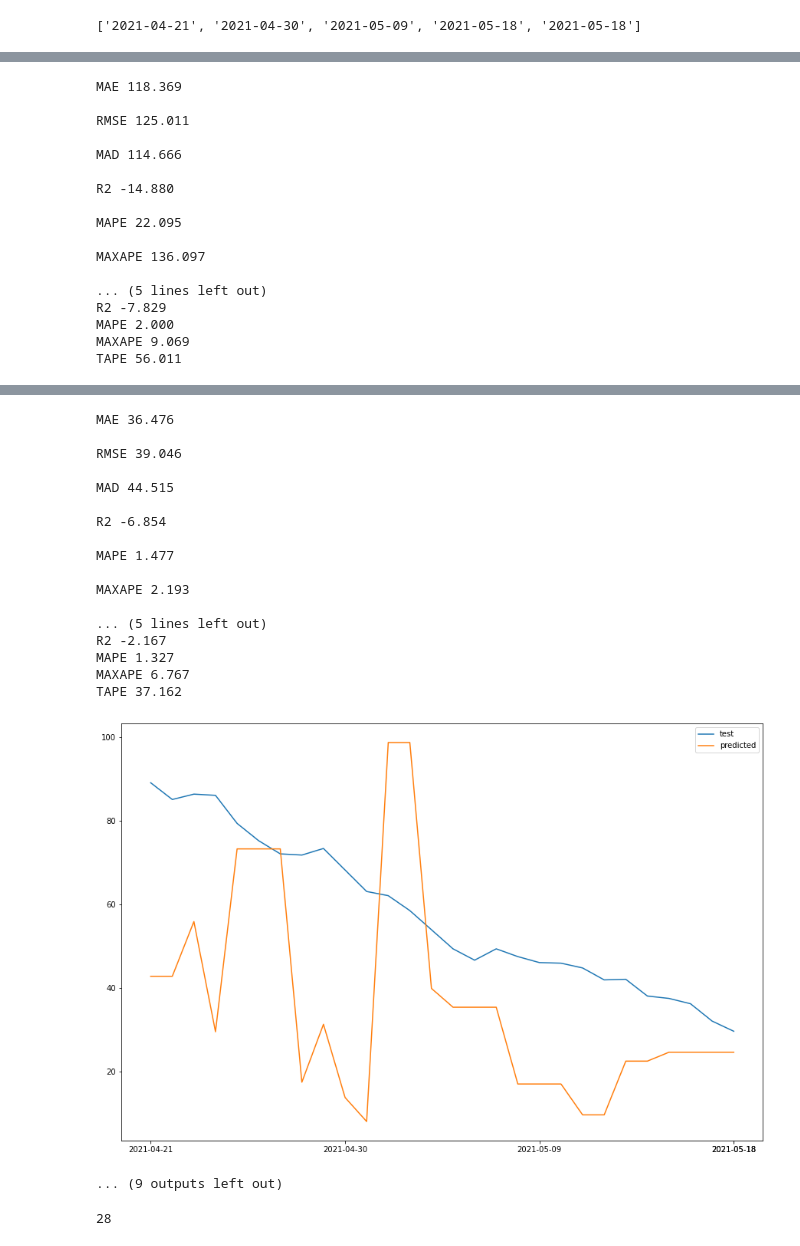
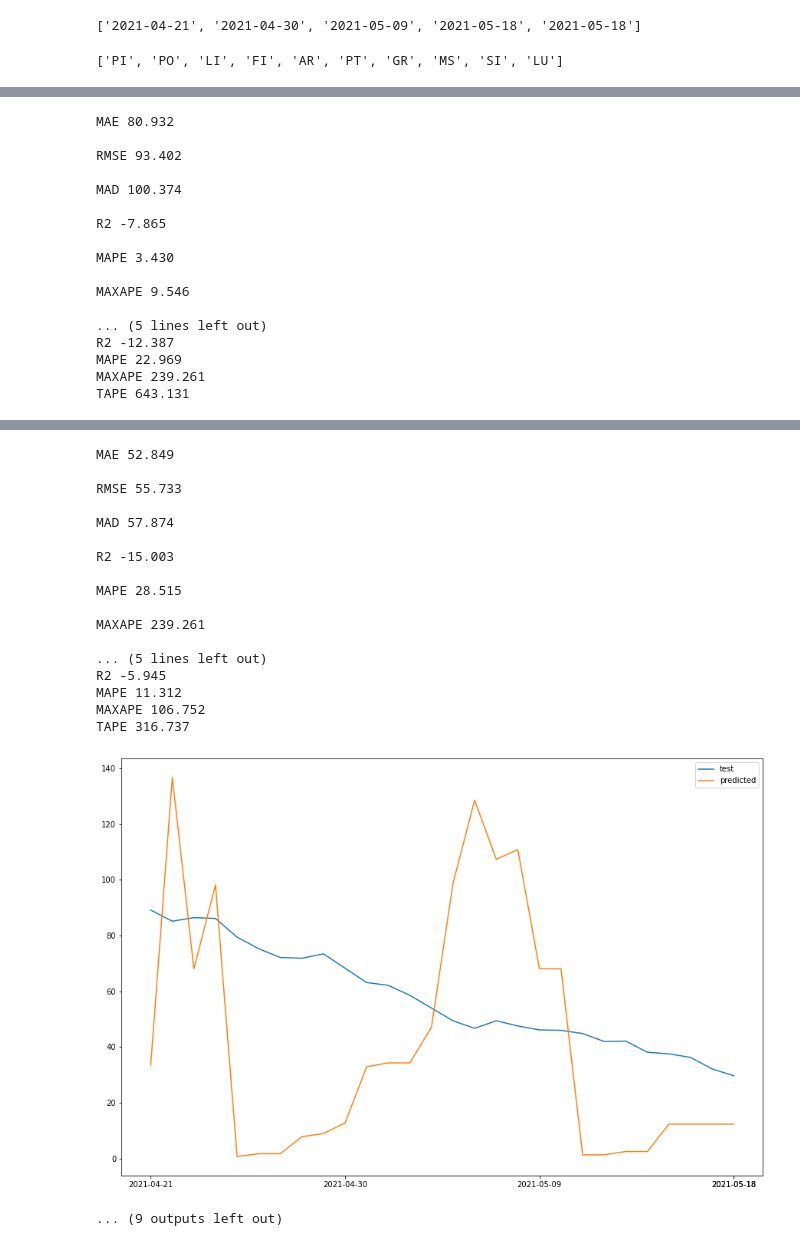
Before and after one commit to carloalbe/TripAdvisor-Tuscany-Restaurant-Social-Network-Analysis, a Jupyter notebook: open_question/code/timeseries-Copy1.ipynb, the cells around one changed output, grey strips where cells are left out. Drawn from its saved outputs; the diff is of its cells as text; code cells hidden in the pictures.

```diff
--- a/open_question/code/timeseries-Copy1.ipynb
+++ b/open_question/code/timeseries-Copy1.ipynb
@@ -155,7 +159,7 @@ for e,edge in G.edges.items():
     startProvince = G.nodes[u]['province']
     endProvince = G.nodes[v]['province']
 
-    tdf.loc[end,endProvince] += df.loc[start,startProvince+'-new_positivi'] / (provinceAb[province] * (end - start +1))
+    tdf.loc[end,endProvince] += df.loc[start,startProvince+'-new_positivi'] / (provinceAb[province] )
 # %%
 tdf
 # %% [output]
@@ -542,7 +536,7 @@ def total_absolute_percentage_error(y_true, y_pred):
     return np.sum(absolute_percentage_error(y_true, y_pred))
 
 
-def evaluate(y_true, y_pred, ts):
+def evaluate(y_true, y_pred):
     return {
         'MAE': mean_absolute_error(y_true, y_pred),
         'RMSE': np.sqrt(mean_squared_error(y_true, y_pred)),
@@ -575,7 +569,7 @@ X_test = np.array(X_trains[-1]).reshape(-1,1)
 y_test =  y_trains[-1]
 
 y_pred = regr.predict(X_test)
-for k, v in evaluate(y_test, y_pred, X_test).items():
+for k, v in evaluate(y_test, y_pred).items():
     print('%s %.3f' % (k, v))
 
 y_pred = pd.Series(y_pred).rolling(window=7).mean()
@@ -588,6 +582,6 @@ plt.xticks(tickslocs, tickslabels)
 plt.show()
 
 
-for k, v in evaluate(y_test[6:], y_pred[6:], X_test[6:]).items():
+for k, v in evaluate(y_test[6:], y_pred[6:]).items():
     print('%s %.3f' % (k, v))
 # %% [output]
@@ -614,7 +608,7 @@ y_test =  y_trains[-2]
 
 y_pred = regr.predict(X_test)
 
-for k, v in evaluate(y_test, y_pred, X_test).items():
+for k, v in evaluate(y_test, y_pred).items():
     print('%s %.3f' % (k, v))
 y_pred = pd.Series(y_pred).rolling(window=7).mean()
 
@@ -626,6 +620,6 @@ plt.xticks(tickslocs, tickslabels)
 plt.show()
 
 
-for k, v in evaluate(y_test[6:], y_pred[6:], X_test[6:]).items():
+for k, v in evaluate(y_test[6:], y_pred[6:]).items():
     print('%s %.3f' % (k, v))
 # %% [output]
@@ -664,17 +658,24 @@ tickslabels.append(e)
 tickslabels
 # %% [output]
 ['2021-04-21', '2021-04-30', '2021-05-09', '2021-05-18', '2021-05-18']
+# %%
+provinceTags
+# %% [output]
+['PI', 'PO', 'LI', 'FI', 'AR', 'PT', 'GR', 'MS', 'SI', 'LU']
 # %%
+regrpreds = list()
+regrweights = list()
 for X,y in zip(X_tests,y_tests):
     X_test = np.array(X[:len(y)]).reshape(-1, 1)
     y_test = y
     y_pred = regr.predict(X_test)
 
-    for k, v in evaluate(y_test, y_pred, X_test).items():
+    for k, v in evaluate(y_test, y_pred).items():
         print('%s %.3f' % (k, v))
 
 
-
+    regrpreds.append(y_pred)
+    regrweights.append(mean_absolute_error(y_test, y_pred))
     plt.figure(figsize=(15,10))
     plt.plot(y_test,label = 'test')
     plt.plot(y_pred, label='predicted')
@@ -683,7 +684,7 @@ for X,y in zip(X_tests,y_tests):
     plt.show()
 
 
-    for k, v in evaluate(y_test[6:], y_pred[6:], X_test[6:]).items():
+    for k, v in evaluate(y_test[6:], y_pred[6:]).items():
         print('%s %.3f' % (k, v))
         print()
 # %% [output]
@@ -752,17 +753,17 @@ TAPE 507.642
-MAE 118.369
+MAE 80.932
 
-RMSE 125.011
+RMSE 93.402
 
-MAD 114.666
+MAD 100.374
 
-R2 -14.880
+R2 -7.865
 
-MAPE 22.095
+MAPE 3.430
 
-MAXAPE 136.097
+MAXAPE 9.546
 
 ... (5 lines left out)
-R2 -7.829
-MAPE 2.000
-MAXAPE 9.069
-TAPE 56.011
+R2 -12.387
+MAPE 22.969
+MAXAPE 239.261
+TAPE 643.131
@@ -770,23 +771,19 @@ TAPE 56.011
-MAE 36.476
+MAE 52.849
 
-RMSE 39.046
+RMSE 55.733
 
-MAD 44.515
+MAD 57.874
 
-R2 -6.854
+R2 -15.003
 
-MAPE 1.477
+MAPE 28.515
 
-MAXAPE 2.193
+MAXAPE 239.261
 
 ... (5 lines left out)
-R2 -2.167
-MAPE 1.327
-MAXAPE 6.767
-TAPE 37.162
+R2 -5.945
+MAPE 11.312
+MAXAPE 106.752
+TAPE 316.737
-[figure, old version]
+[figure, new version]
 ... (9 outputs left out)
-# %%
-len(y)
-# %% [output]
-28
```
Also changed, not shown: parts of 28 cells of this notebook, 11 other files.
